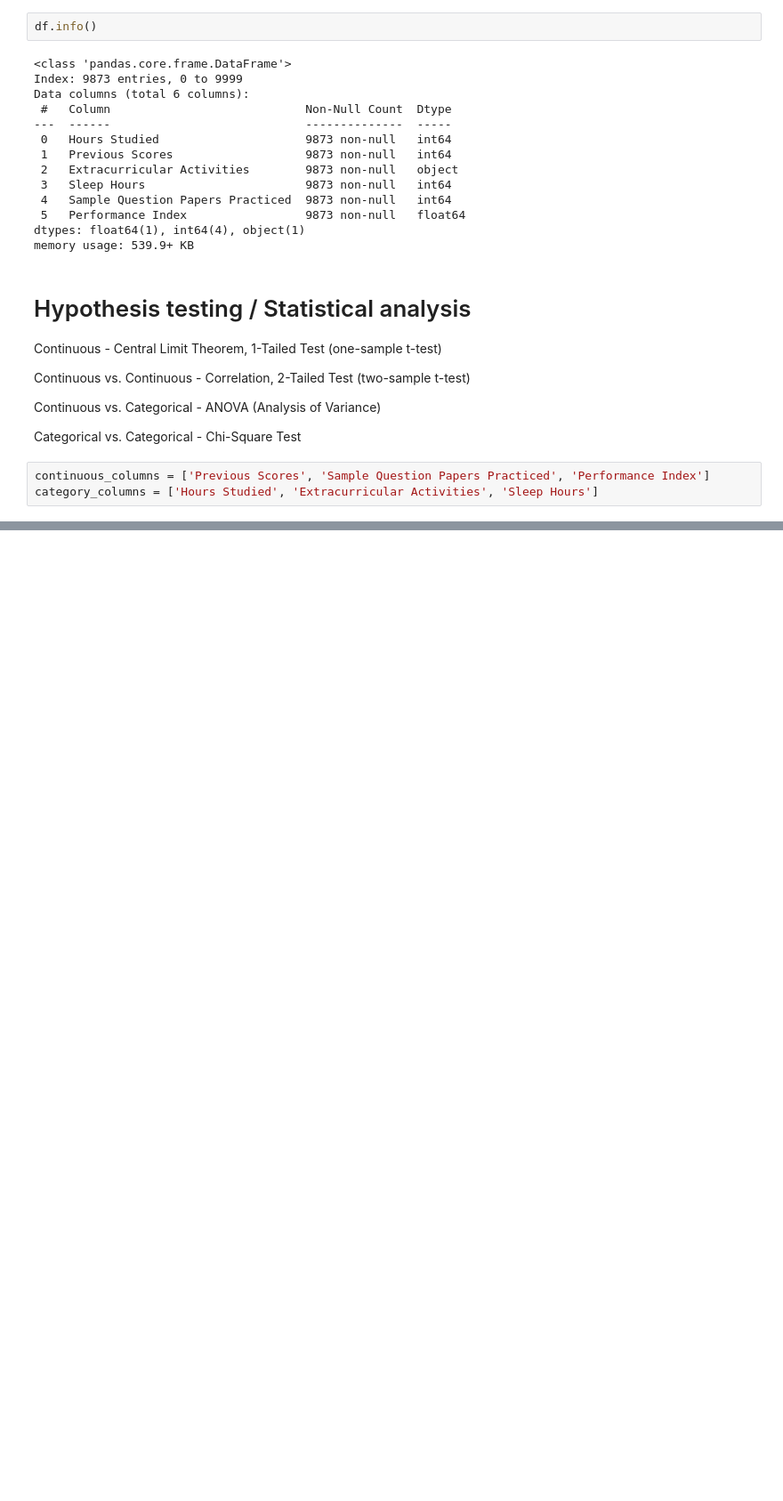
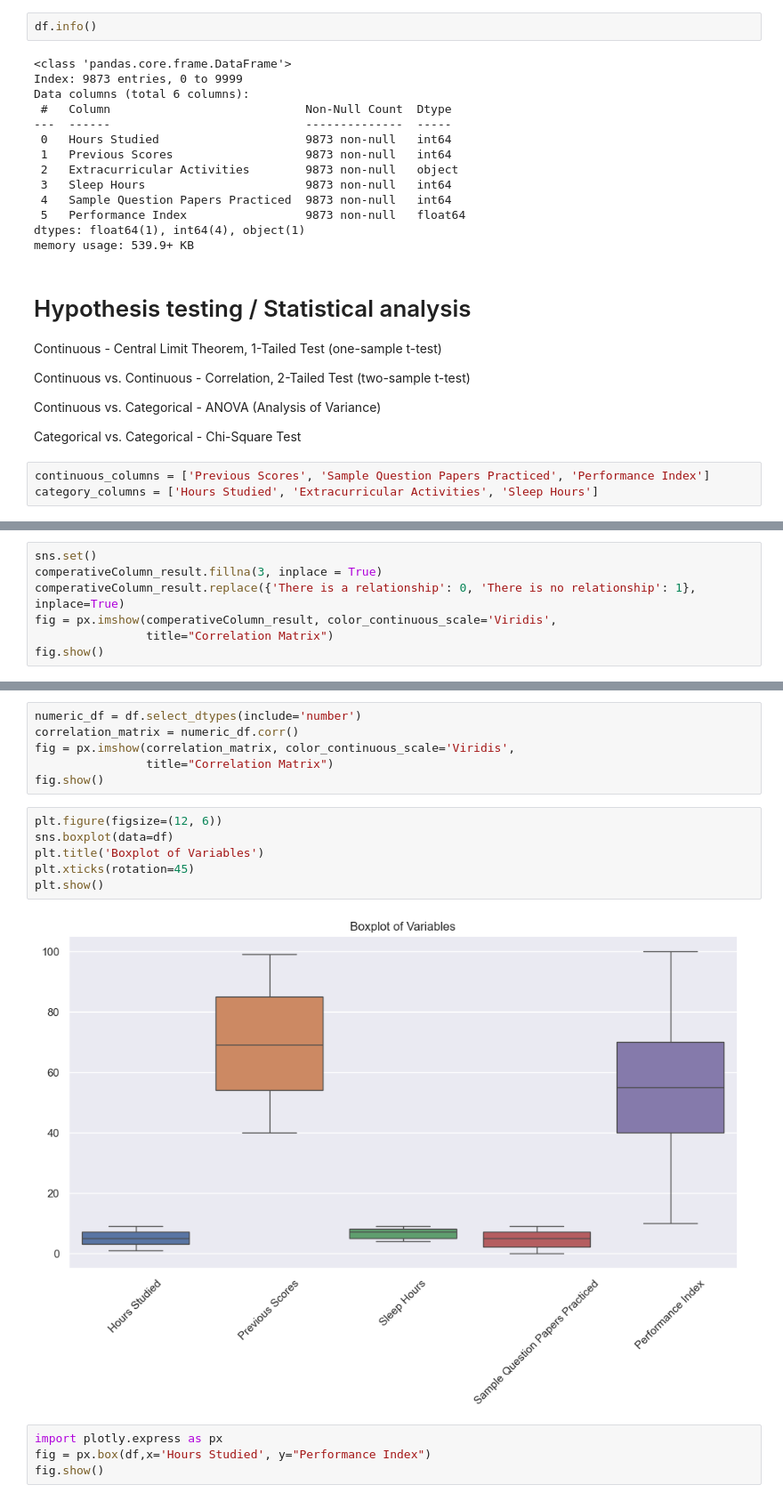
Before and after one commit to Saravanan-20G/Dataset8-Student_Performance, a Jupyter notebook: student_performance.ipynb, the cells around one changed output, grey strips where cells are left out. Shown at 89% size. Saved outputs shown, nothing was run; the diff lists cells and outputs as text; blank space fills up the shorter version.

```diff
--- a/student_performance.ipynb
+++ b/student_performance.ipynb
@@ -159,0 +311,7 @@ ContinesColumn_result_df
+# %%
+sns.set()
+comperativeColumn_result.fillna(3, inplace = True)
+comperativeColumn_result.replace({'There is a relationship': 0, 'There is no relationship': 1}, inplace=True)
+fig = px.imshow(comperativeColumn_result, color_continuous_scale='Viridis',
+                title="Correlation Matrix")
+fig.show()
@@ -159,0 +320,18 @@ ContinesColumn_result_df
+# %%
+numeric_df = df.select_dtypes(include='number')
+correlation_matrix = numeric_df.corr()
+fig = px.imshow(correlation_matrix, color_continuous_scale='Viridis',
+                title="Correlation Matrix")
+fig.show()
+# %%
+plt.figure(figsize=(12, 6))
+sns.boxplot(data=df)
+plt.title('Boxplot of Variables')
+plt.xticks(rotation=45)
+plt.show()
+# %% [output]
+[figure, added]
+# %%
+import plotly.express as px
+fig = px.box(df,x='Hours Studied', y="Performance Index")
+fig.show()
```
Also changed, not shown: parts of 9 cells of this notebook.
